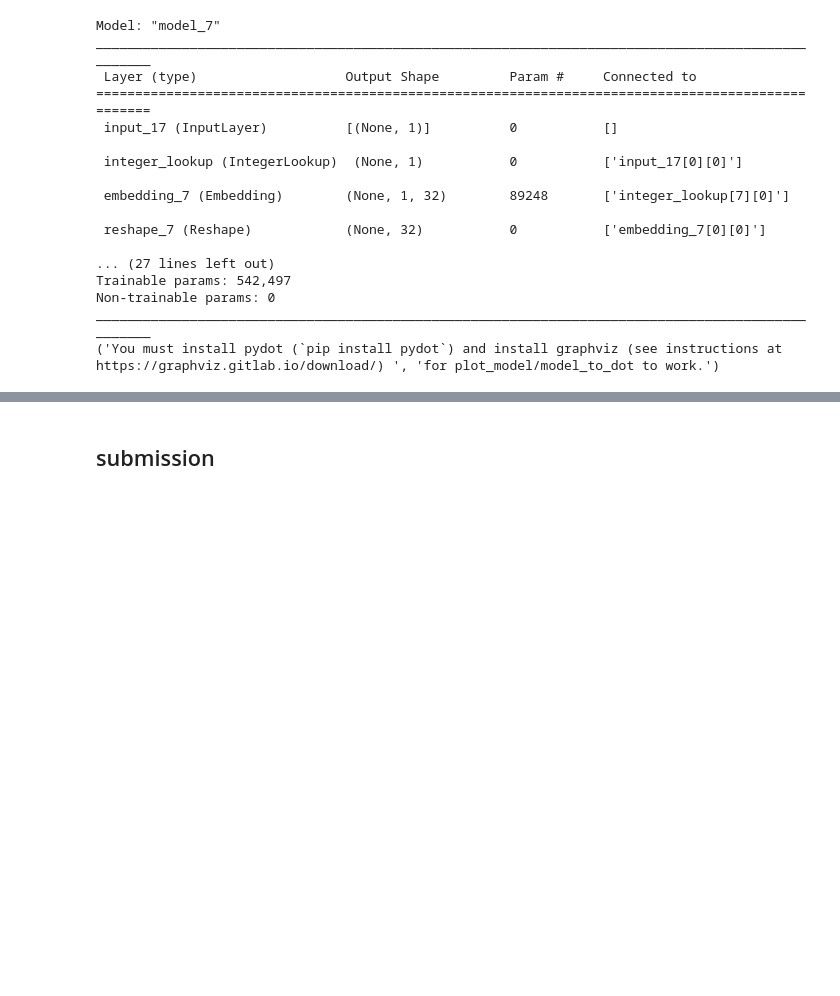
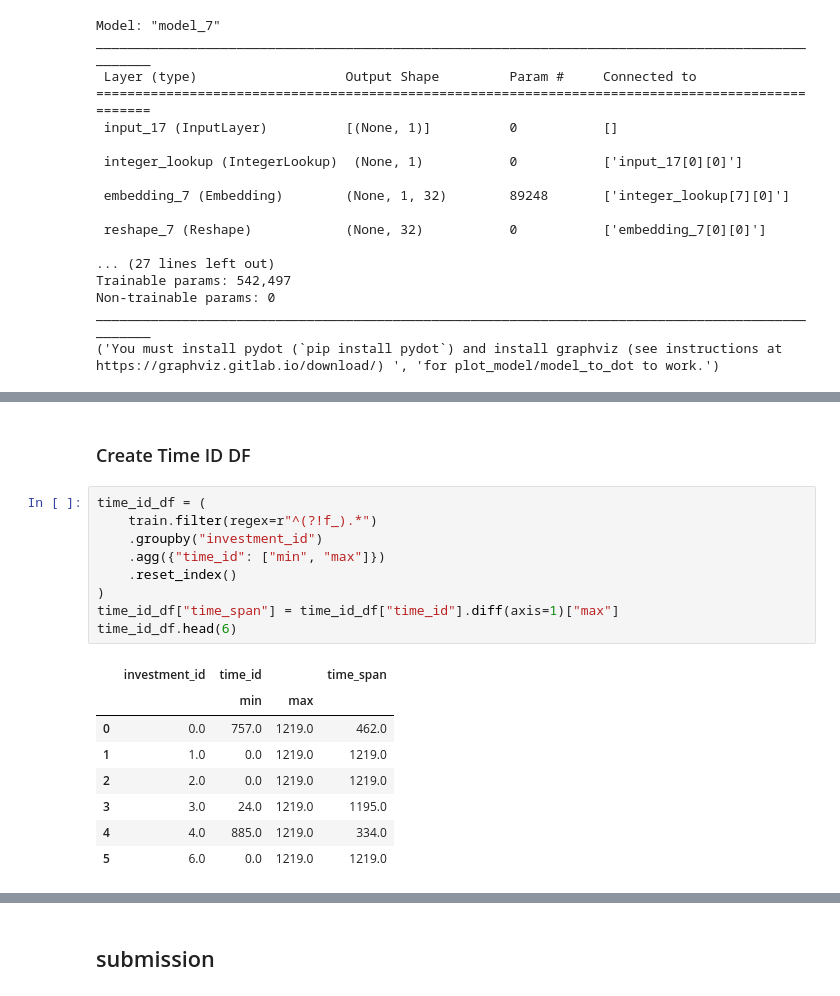
Before and after one commit to Twlee95/Kaggle_Ubi, a Jupyter notebook: ubi_qt_tf_corloss.ipynb, the cells around one changed output, grey strips where cells are left out. Saved outputs shown, nothing was run; the diff lists cells and outputs as text; blank space fills up the shorter version.

```diff
--- a/ubi_qt_tf_corloss.ipynb
+++ b/ubi_qt_tf_corloss.ipynb
@@ -243,3 +270,23 @@ X_train :                      f_0       f_1       f_2       f_3       f_4
 3141407    3770.0
 Name: investment_id, Length: 628282, dtype: float16
 Epoch 1/30
+# %% [markdown]
+### Create Time ID DF
+# %%
+time_id_df = (
+    train.filter(regex=r"^(?!f_).*")
+    .groupby("investment_id")
+    .agg({"time_id": ["min", "max"]})
+    .reset_index()
+)
+time_id_df["time_span"] = time_id_df["time_id"].diff(axis=1)["max"]
+time_id_df.head(6)
+# %% [output]
+|  | investment_id | time_id |  | time_span |
+|  |  | min | max |  |
+| 0 | 0.0 | 757.0 | 1219.0 | 462.0 |
+| 1 | 1.0 | 0.0 | 1219.0 | 1219.0 |
+| 2 | 2.0 | 0.0 | 1219.0 | 1219.0 |
+| 3 | 3.0 | 24.0 | 1219.0 | 1195.0 |
+| 4 | 4.0 | 885.0 | 1219.0 | 334.0 |
+| 5 | 6.0 | 0.0 | 1219.0 | 1219.0 |
```
Also changed, not shown: parts of 20 cells of this notebook, 5 other files.
